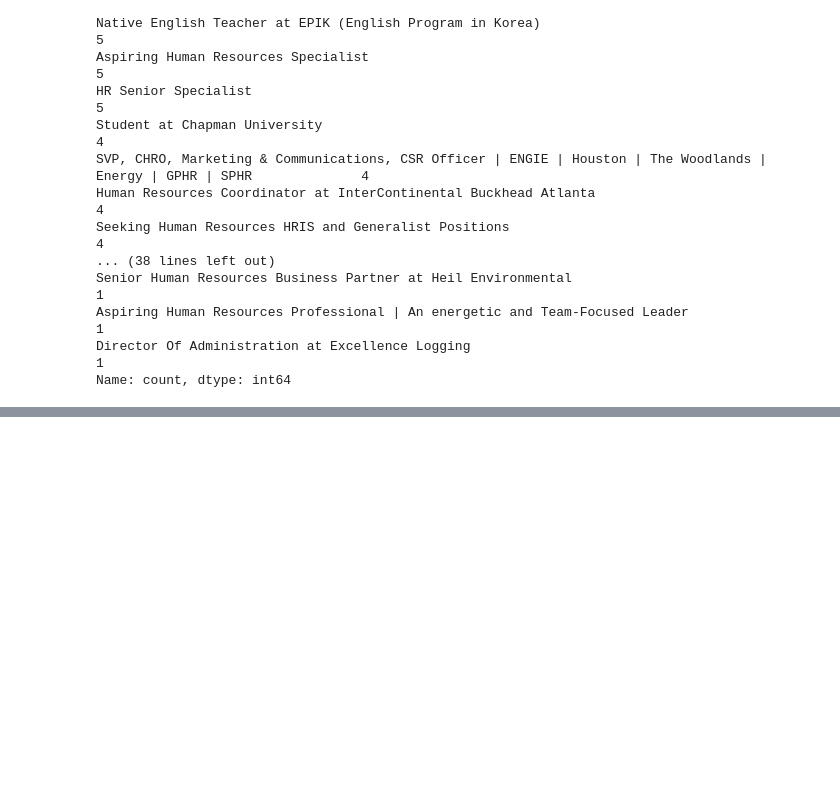
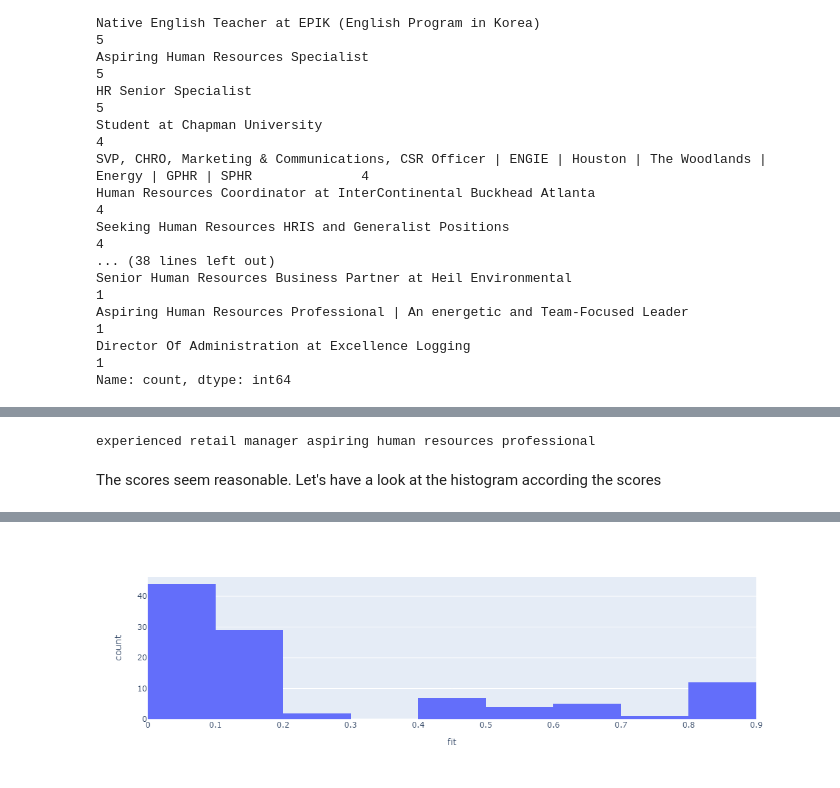
Before and after one commit to chiara89/-NAHynH028422ZNN9, a Jupyter notebook: Potential_talents_NLP.ipynb, the cells around one changed output, grey strips where cells are left out. Saved outputs shown, nothing was run; the diff lists cells and outputs as text; code cells hidden in the pictures; blank space fills up the shorter version.

Commit message:
initial model scoring

```diff
--- a/Potential_talents_NLP.ipynb
+++ b/Potential_talents_NLP.ipynb
@@ -94,0 +202,2 @@ memory usage: 2.1+ KB
+# %%
+model_w2v = gensim.models.KeyedVectors.load_word2vec_format(W2V_PATH, binary=True)
@@ -94,0 +206,11 @@ memory usage: 2.1+ KB
+# %%
+embedding_matrix=np.zeros((vocab_size,300))
+for word,i in tokenizer.word_index.items():
+    if word in model_w2v:
+        embedding_matrix[i]=model_w2v[word]
+
+document_word_embeddings=np.zeros((len(tokenized_paded_documents),70,300))
+for i in range(len(tokenized_paded_documents)):
+    for j in range(len(tokenized_paded_documents[0])):
+        document_word_embeddings[i][j]=embedding_matrix[tokenized_paded_documents[i][j]]
+document_word_embeddings.shape
@@ -94,0 +254,18 @@ memory usage: 2.1+ KB
+# %%
+def get_w2v_query_similarity(document_word_embeddings, query):
+    """
+    query_w2v: processing the query
+    model_w2v: word2vec embedding for all docs
+    query: query doc
+
+    return: cosine similarity between query and all docs
+
+    """
+    query_w2v = processing(query)
+
+    nsamples, nx, ny = query_w2v.shape
+    query_w2v_reshape = query_w2v.reshape((nsamples,nx*ny))
+    nsamples, nx, ny = document_word_embeddings.shape
+    document_word_embeddings_reshape = document_word_embeddings.reshape((nsamples,nx*ny))
+    cos_sim_w2v = cosine_similarity(query_w2v_reshape, document_word_embeddings_reshape).flatten()
+    return cos_sim_w2v
@@ -94,0 +278,4 @@ memory usage: 2.1+ KB
+# %%
+query = "Aspiring human resources"
+cos_sim_w2v = get_w2v_query_similarity(document_word_embeddings, [query])
+df['fit'] = cos_sim_w2v
@@ -94,0 +324,10 @@ memory usage: 2.1+ KB
+# %%
+print(df.loc[66,'job_title'])
+# %% [output]
+experienced retail manager aspiring human resources professional
+# %% [markdown]
+The scores seem reasonable. Let's have a look at the histogram according the scores
+# %%
+fig = px.histogram(df['fit'], x="fit")
+fig
+# %% [output]
@@ -94,0 +335 @@ memory usage: 2.1+ KB
+[figure, added]
```
Also changed, not shown: parts of 29 cells of this notebook.
